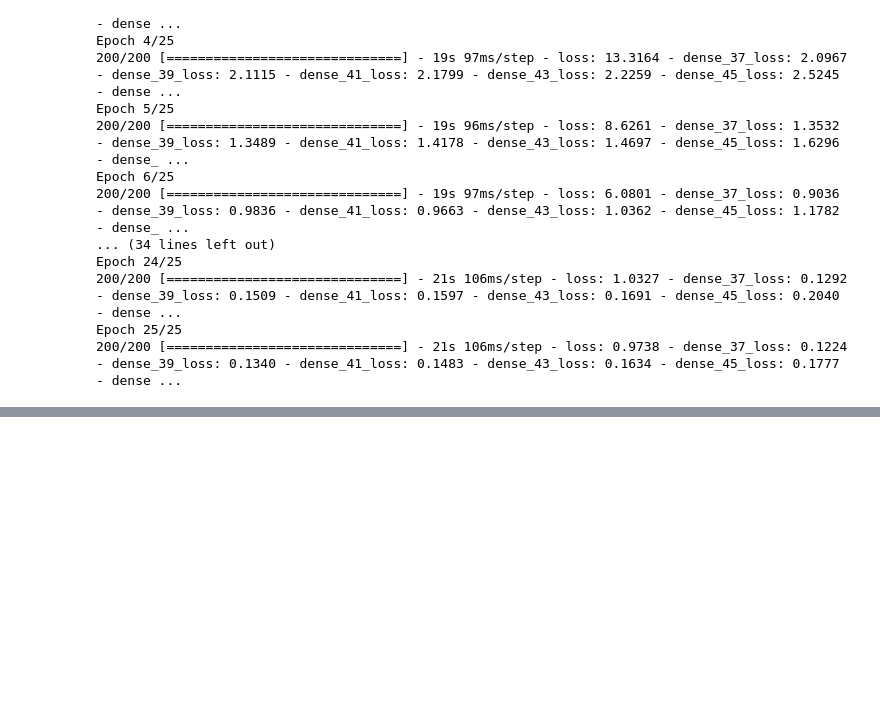
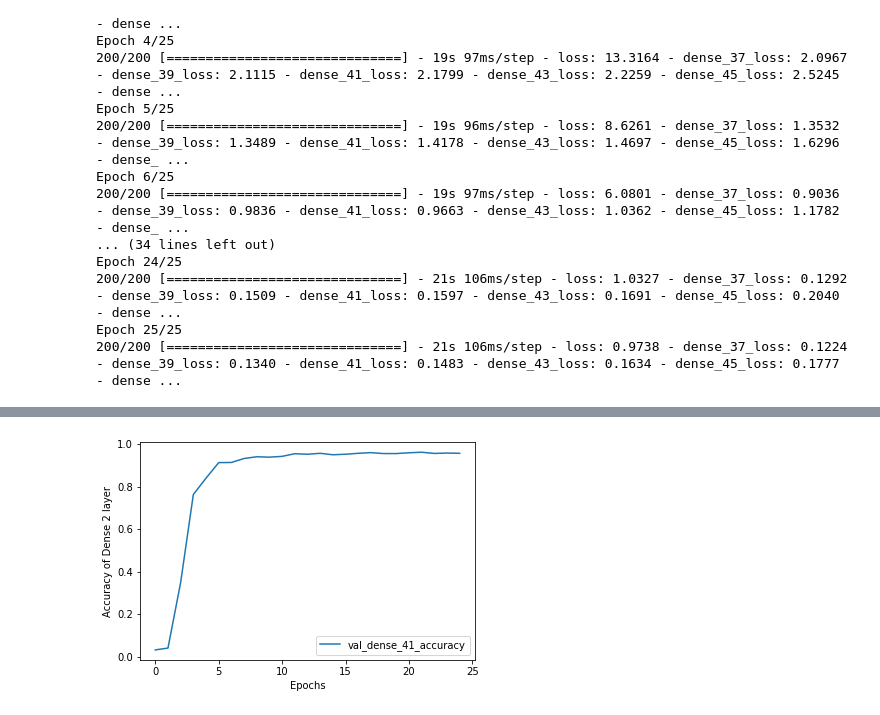
Before and after one commit to luiz-couto/captcha-recognizer, a Jupyter notebook: captcha-recognizer.ipynb, the cells around one changed output, grey strips where cells are left out. Drawn from its saved outputs; the diff is of its cells as text; code cells hidden in the pictures; blank space fills up the shorter version.

```diff
--- a/captcha-recognizer.ipynb
+++ b/captcha-recognizer.ipynb
@@ -199,0 +210,11 @@ Epoch 25/25
+# %%
+
+#graph of accuracy of dense_2 vs epochs
+for label in ["val_dense_41_accuracy"]:
+  plt.plot(hist.history[label],label=label)
+plt.legend()
+plt.xlabel("Epochs")
+plt.ylabel("Accuracy of Dense 2 layer")
+plt.show()
+# %% [output]
+[figure, added]
```
Also changed, not shown: parts of 2 cells of this notebook.
